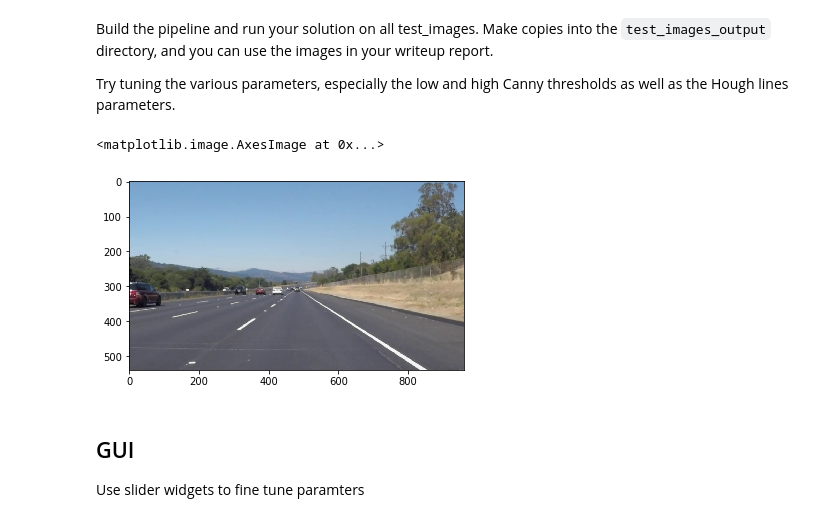
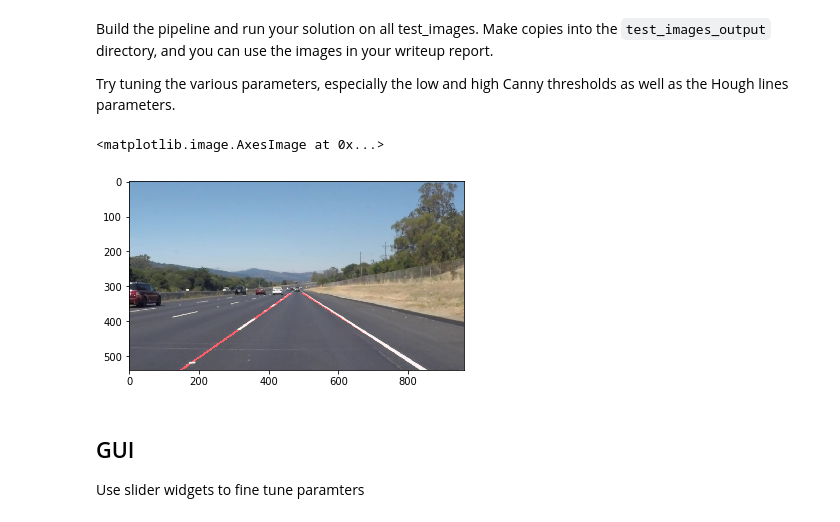
Before and after one commit to samppan/CarND-LaneLines-P1, a Jupyter notebook: P1.ipynb, the cells around one changed output. Saved outputs shown, nothing was run; the diff lists cells and outputs as text; code cells hidden in the pictures.

Commit message:
Rescue P1.ipynb.  Average lines from last frame in process_image

```diff
--- a/P1.ipynb
+++ b/P1.ipynb
@@ -175,27 +175,27 @@ def hough_lines(img, rho, theta, threshold, min_line_len, max_line_gap):
     # Split to left and right lines by slope polarity
     (l, r) = slope_filter(lines)
 
-#     ymax = img.shape[0]
+    ymax = img.shape[0]
 
     #
     # Left Lane
     #
     # Find line average
-#     (l_m, l_b, l_xmin, l_xmax, l_ymin, l_ymax) = lines_avg(l)
-#     l_xmin = int((ymax - l_b) / l_m)
-#     line_l = [[[l_xmin, ymax, l_xmax, l_ymin]]]
+    (l_m, l_b, l_xmin, l_xmax, l_ymin, l_ymax) = lines_avg(l)
+    l_xmin = int((ymax - l_b) / l_m)
+    line_l = [[[l_xmin, ymax, l_xmax, l_ymin]]]
 
     #
     # Right Lane
     #
     # Find right line points (x1, y1, x2, y2)
-#     (r_m, r_b, r_xmin, r_xmax, r_ymin, r_ymax) = lines_avg(r)
-#     r_xmax = int((ymax - r_b)/ r_m)
-#     line_r = [[[r_xmin, r_ymin, r_xmax, ymax]]]
+    (r_m, r_b, r_xmin, r_xmax, r_ymin, r_ymax) = lines_avg(r)
+    r_xmax = int((ymax - r_b)/ r_m)
+    line_r = [[[r_xmin, r_ymin, r_xmax, ymax]]]
 
     # Draw right line
-#     draw_lines(line_img, line_l)
-#     draw_lines(line_img, line_r)
+    draw_lines(line_img, line_l)
+    draw_lines(line_img, line_r)
 
 #     print("Left")
 #     print("m={}, b={}".format(l_m, l_b))
@@ -206,7 +206,7 @@ def hough_lines(img, rho, theta, threshold, min_line_len, max_line_gap):
 #     print("range x: ({}, {})".format(r_xmin, r_xmax))
 #     print("range y: ({}, {})".format(r_ymin, ymax))
 
-    return (l, r)
+    return (l, r, line_img)
 
 # Python 3 has support for cool math symbols.
 def weighted_img(img, initial_img, α=0.8, β=1., γ=0.):
@@ -385,7 +385,7 @@ def lane_detect(img, canny_lo=72, canny_hi=109, \
 
     img_canny_mask = np.bitwise_and(img_canny, mask)
 
-    (left, right) = hough_lines(img=img_canny_mask, \
+    (left, right, img_hough) = hough_lines(img=img_canny_mask, \
                             max_line_gap=hough_gap_max, \
                             min_line_len=hough_gap_min, \
                             rho=hough_r, theta=hough_t, \
@@ -410,17 +410,18 @@ def lane_detect(img, canny_lo=72, canny_hi=109, \
     r_xmax = int((ymax - r_b)/ r_m)
     line_r = [[[r_xmin, r_ymin, r_xmax, ymax]]]
 
-#     img2 = np.bitwise_or(img_hough, img)
+    img2 = np.bitwise_or(img_hough, img)
 #     img2 = img_canny_mask
 
-    return (line_l, line_r)
+    return (line_l, line_r, img2)
 # %%
 img = mpimg.imread('./test_images/solidWhiteRight.jpg')
-# plt.imshow(lane_detect(img))
-plt.imshow((img))
+l, r, img2 = lane_detect(img)
+plt.imshow(lane_detect(img)[2])
+# plt.imshow(img2)
 # %% [output]
 <matplotlib.image.AxesImage at 0x...>
-[figure, old version]
+[figure, new version]
 # %% [markdown]
 ## GUI
 
```
Also changed, not shown: parts of 5 cells of this notebook.
